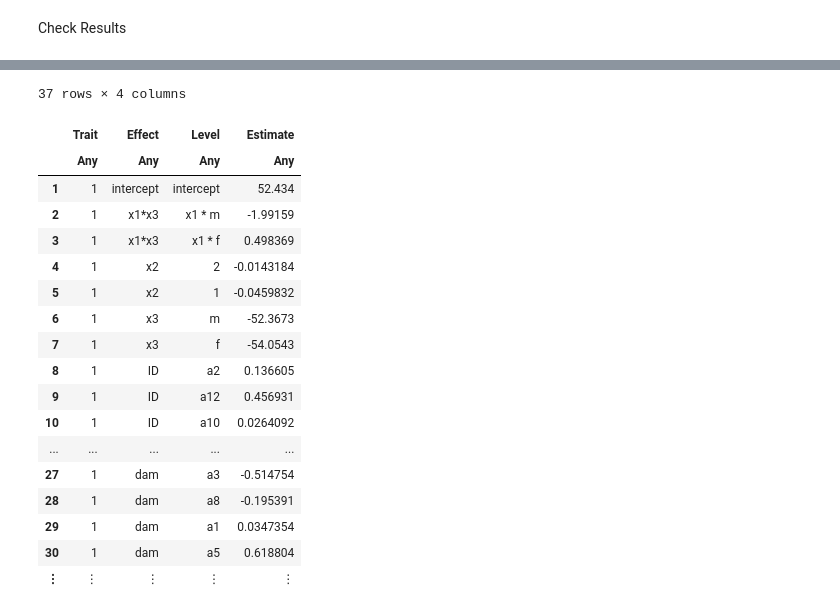
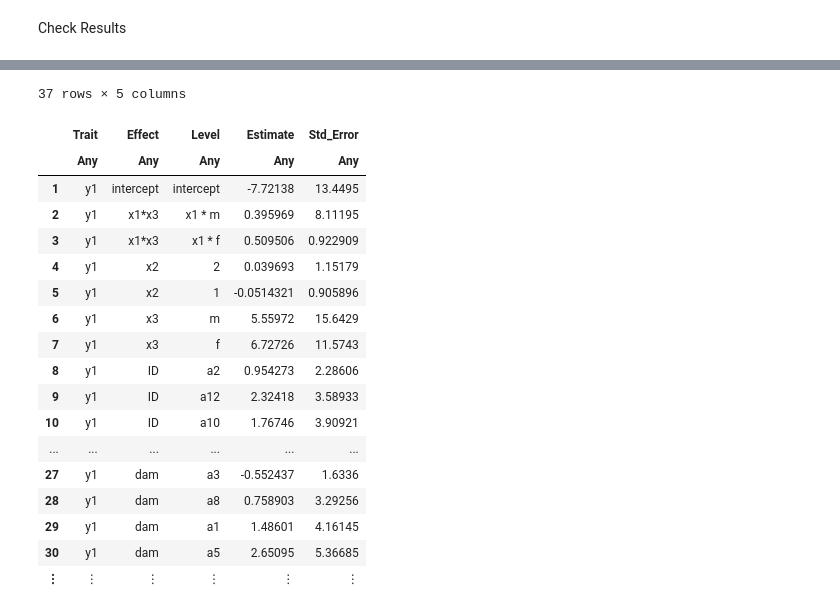
Before and after one commit to reworkhow/JWAS.jl, a Jupyter notebook: docs/notebooks/4_SSBR.ipynb, the cells around one changed output, grey strips where cells are left out. Saved outputs shown, nothing was run; the diff lists cells and outputs as text; code cells hidden in the pictures.

```diff
--- a/docs/notebooks/4_SSBR.ipynb
+++ b/docs/notebooks/4_SSBR.ipynb
@@ -72,8 +70,7 @@ The header (marker IDs) is provided in genotypes.txt.
 # %% [markdown]
 <button type="button" class="btn btn-lg btn-primary">Step 7: Run Analysis</button>
 # %%
-outputEBV(model1,["a1","a2","a3"]);
-outputMCMCsamples(model1,"x2")
+outputEBV(model1,["a1","a2","a3"]);# without this line, EBV for all genotyped individuals are returned by default
 out1=runMCMC(model1,phenotypes,methods="RR-BLUP",single_step_analysis=true,
-    pedigree=pedigree,chain_length=5000,output_samples_frequency=100,outputEBV=true);
+    pedigree=pedigree,chain_length=5000,output_samples_frequency=100);
 # %% [output]
@@ -211,22 +235,22 @@ Base.KeySet for a Dict{Any,Any} with 11 entries. Keys:
 # %%
-out1["Posterior mean of location parameters"]
+out1["location parameters"]
 # %% [output]
-37 rows × 4 columns
+37 rows × 5 columns
-|  | Trait | Effect | Level | Estimate |
-|  | Any | Any | Any | Any |
-| 1 | 1 | intercept | intercept | 52.434 |
-| 2 | 1 | x1*x3 | x1 * m | -1.99159 |
-| 3 | 1 | x1*x3 | x1 * f | 0.498369 |
-| 4 | 1 | x2 | 2 | -0.0143184 |
-| 5 | 1 | x2 | 1 | -0.0459832 |
-| 6 | 1 | x3 | m | -52.3673 |
-| 7 | 1 | x3 | f | -54.0543 |
-| 8 | 1 | ID | a2 | 0.136605 |
-| 9 | 1 | ID | a12 | 0.456931 |
-| 10 | 1 | ID | a10 | 0.0264092 |
-| ... | ... | ... | ... | ... |
-| 27 | 1 | dam | a3 | -0.514754 |
-| 28 | 1 | dam | a8 | -0.195391 |
-| 29 | 1 | dam | a1 | 0.0347354 |
-| 30 | 1 | dam | a5 | 0.618804 |
-| ⋮ | ⋮ | ⋮ | ⋮ | ⋮ |
+|  | Trait | Effect | Level | Estimate | Std_Error |
+|  | Any | Any | Any | Any | Any |
+| 1 | y1 | intercept | intercept | -7.72138 | 13.4495 |
+| 2 | y1 | x1*x3 | x1 * m | 0.395969 | 8.11195 |
+| 3 | y1 | x1*x3 | x1 * f | 0.509506 | 0.922909 |
+| 4 | y1 | x2 | 2 | 0.039693 | 1.15179 |
+| 5 | y1 | x2 | 1 | -0.0514321 | 0.905896 |
+| 6 | y1 | x3 | m | 5.55972 | 15.6429 |
+| 7 | y1 | x3 | f | 6.72726 | 11.5743 |
+| 8 | y1 | ID | a2 | 0.954273 | 2.28606 |
+| 9 | y1 | ID | a12 | 2.32418 | 3.58933 |
+| 10 | y1 | ID | a10 | 1.76746 | 3.90921 |
+| ... | ... | ... | ... | ... | ... |
+| 27 | y1 | dam | a3 | -0.552437 | 1.6336 |
+| 28 | y1 | dam | a8 | 0.758903 | 3.29256 |
+| 29 | y1 | dam | a1 | 1.48601 | 4.16145 |
+| 30 | y1 | dam | a5 | 2.65095 | 5.36685 |
+| ⋮ | ⋮ | ⋮ | ⋮ | ⋮ | ⋮ |
```
Also changed, not shown: parts of 9 cells of this notebook, 7 other files.
